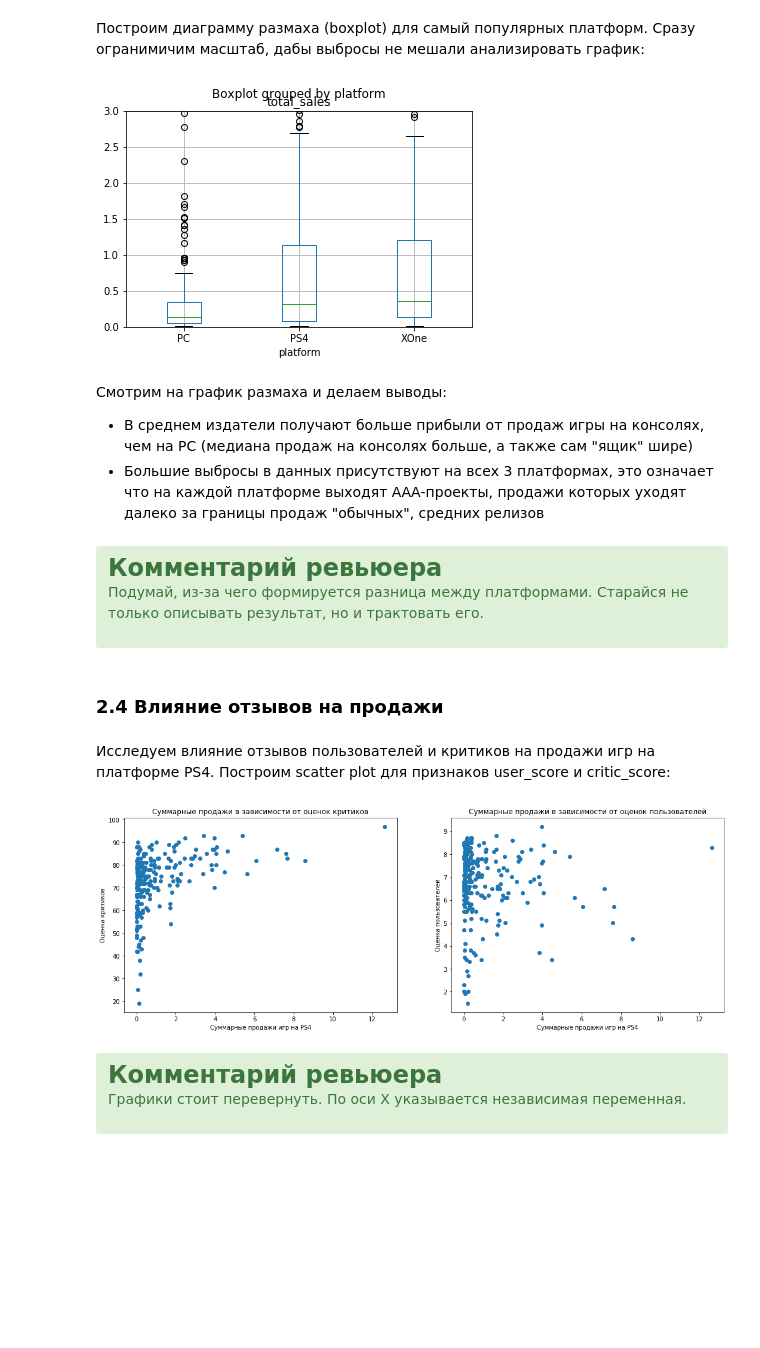
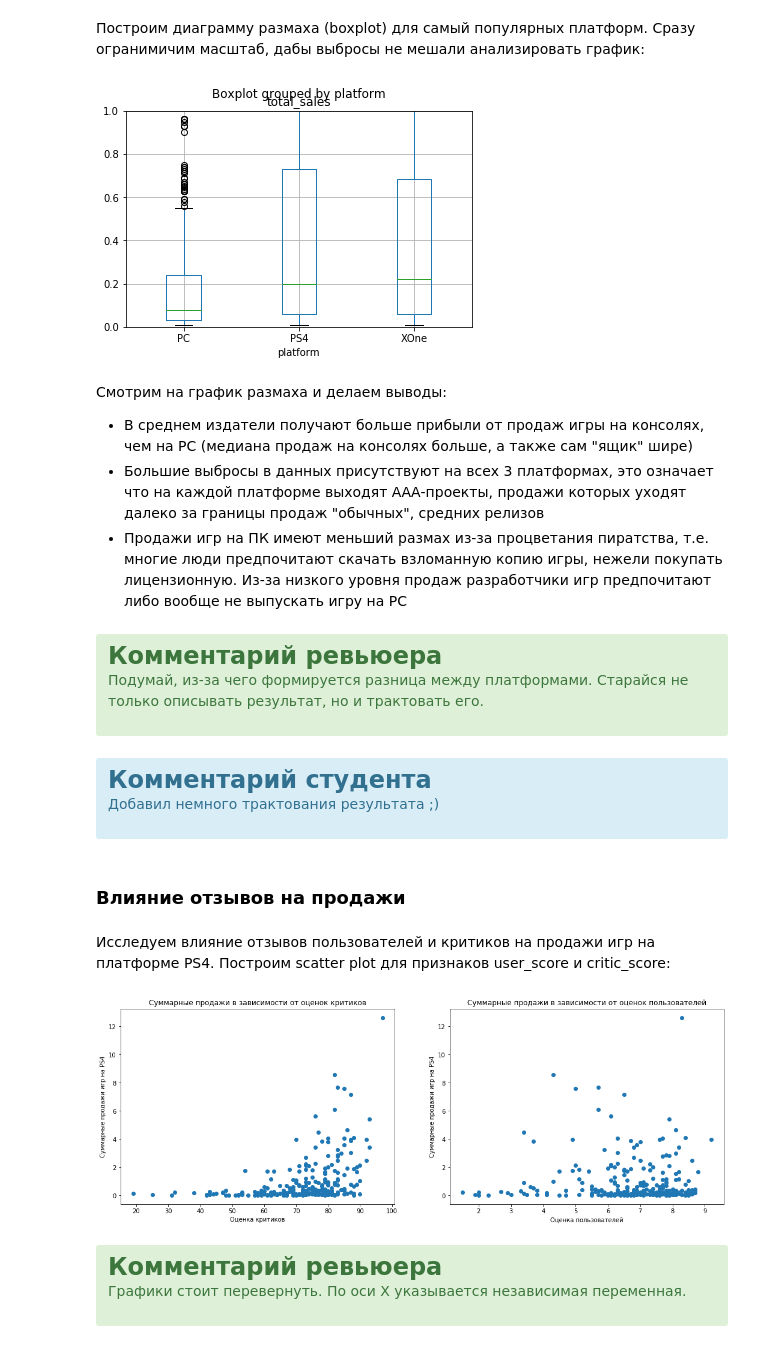
Before and after one commit to skeichenka/yndxdacourse, a Jupyter notebook: notebook.ipynb, the cells around one changed output. Cells and saved outputs as stored; diff of their text form; code cells hidden in the pictures; blank space fills up the shorter version.

```diff
--- a/notebook.ipynb
+++ b/notebook.ipynb
@@ -353,6 +416,3 @@ df[(df.user_score.isnull()) & (df.critic_score.isnull())].shape
 Нет, удалять также не вариант. Так ты серьезно исказишь проводимый анализ. То что у игры нет оценки не значит, что самой игры нет. Она есть, у нее были продажи. Заполнить не можем, удалить также не можем. Остается только оставить такие пропуски в данных и исключать их в тех разделах анализа, где они будут мешать.
 
 </div>
-# %%
-df.drop(df.loc[(df.user_score.isnull()) & (df.critic_score.isnull())].index, inplace=True)
-df.info()
@@ -378,3 +418,0 @@ memory usage: 334.8+ KB
-# %%
-df.drop(df.loc[df.critic_score.isnull()].index, inplace=True)
-df.info()
@@ -400,3 +418,0 @@ memory usage: 312.6+ KB
-# %%
-df.drop(df.loc[df.rating.isnull()].index, inplace=True)
-df.info()
@@ -555,7 +619,7 @@ df[df.platform.isin(df_2016.platform.unique())] \
 # %% [markdown]
 Известно, что платформа PC уже давно актуальна, а вот остальные платформы появились в 2011 году и позднее. Далее будем использовать данные начиная с 2011 года.
 # %%
-df_since_2011 = df[df.year_of_release >= 2011]
+df_since_2011 = df.loc[df.year_of_release >= 2011].copy()
 # %% [markdown]
 <div class="alert alert-success">
 <font size="5"><b>Комментарий ревьюера</b></font>
@@ -593,13 +657,14 @@ plot_platform_sales_chart(alive_platforms_df, figsize=(8,4))
 Построим диаграмму размаха (boxplot) для самый популярных платформ. Сразу огранимичим масштаб, дабы выбросы не мешали анализировать график:
 # %%
 df_since_2011[df_since_2011.platform.isin(['XOne', 'PS4', 'PC'])].boxplot(by='platform', column='total_sales')
-plt.ylim(0, 3);
+plt.ylim(0, 1);
 # %% [output]
-[figure, old version]
+[figure, new version]
 # %% [markdown]
 Смотрим на график размаха и делаем выводы:
 - В среднем издатели получают больше прибыли от продаж игры на консолях, чем на PC (медиана продаж на консолях больше, а также сам "ящик" шире)
 - Большие выбросы в данных присутствуют на всех 3 платформах, это означает что на каждой платформе выходят ААА-проекты, продажи которых уходят далеко за границы продаж "обычных", средних релизов
+- Продажи игр на ПК имеют меньший размах из-за процветания пиратства, т.е. многие люди предпочитают скачать взломанную копию игры, нежели покупать лицензионную. Из-за низкого уровня продаж разработчики игр предпочитают либо вообще не выпускать игру на PC
 # %% [markdown]
 <div class="alert alert-success">
 <font size="5"><b>Комментарий ревьюера</b></font>
@@ -607,22 +672,29 @@ plt.ylim(0, 3);
 Подумай, из-за чего формируется разница между платформами. Старайся не только описывать результат, но и трактовать его.
 
 </div>
+# %% [markdown]
+<div class="alert alert-info" role="alert">
+<font size="5"><b>Комментарий студента</b></font>
+
+Добавил немного трактования результата ;)
+
+</div>
 # %% [markdown]
-### 2.4 Влияние отзывов на продажи
+### Влияние отзывов на продажи
 # %% [markdown]
 Исследуем влияние отзывов пользователей и критиков на продажи игр на платформе PS4. Построим scatter plot для признаков user_score и critic_score:
 # %%
 fig, axes = plt.subplots(1, 2, figsize=(18, 6))
-axes[0].scatter(x=df_since_2011[df_since_2011.platform == 'PS4']['total_sales'], y=df_since_2011[df_since_2011.platform == 'PS4']['critic_score'])
+axes[0].scatter(x=df_since_2011[df_since_2011.platform == 'PS4']['critic_score'], y=df_since_2011[df_since_2011.platform == 'PS4']['total_sales'])
 axes[0].set_title("Суммарные продажи в зависимости от оценок критиков")
-axes[0].set_xlabel("Суммарные продажи игр на PS4")
-axes[0].set_ylabel("Оценка критиков")
-axes[1].scatter(x=df_since_2011[df_since_2011.platform == 'PS4']['total_sales'], y=df_since_2011[df_since_2011.platform == 'PS4']['user_score'])
+axes[0].set_xlabel("Оценка критиков")
+axes[0].set_ylabel("Суммарные продажи игр на PS4")
+axes[1].scatter(x=df_since_2011[df_since_2011.platform == 'PS4']['user_score'], y=df_since_2011[df_since_2011.platform == 'PS4']['total_sales'])
 axes[1].set_title("Суммарные продажи в зависимости от оценок пользователей")
-axes[1].set_xlabel("Суммарные продажи игр на PS4")
-axes[1].set_ylabel("Оценка пользователей");
+axes[1].set_xlabel("Оценка пользователей")
+axes[1].set_ylabel("Суммарные продажи игр на PS4");
 # %% [output]
-[figure, old version]
+[figure, new version]
 # %% [markdown]
 <div class="alert alert-success">
 <font size="5"><b>Комментарий ревьюера</b></font>
```
Also changed, not shown: parts of 118 cells of this notebook.
